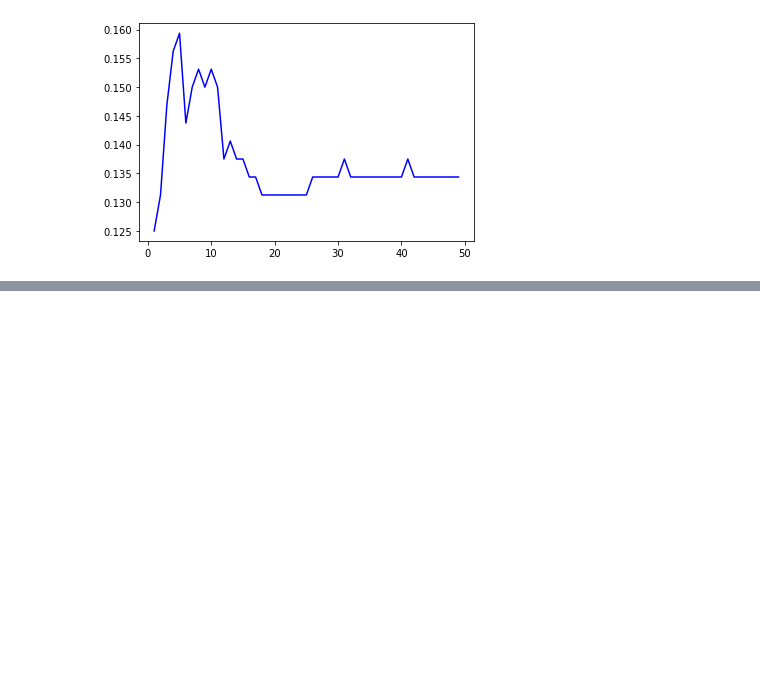
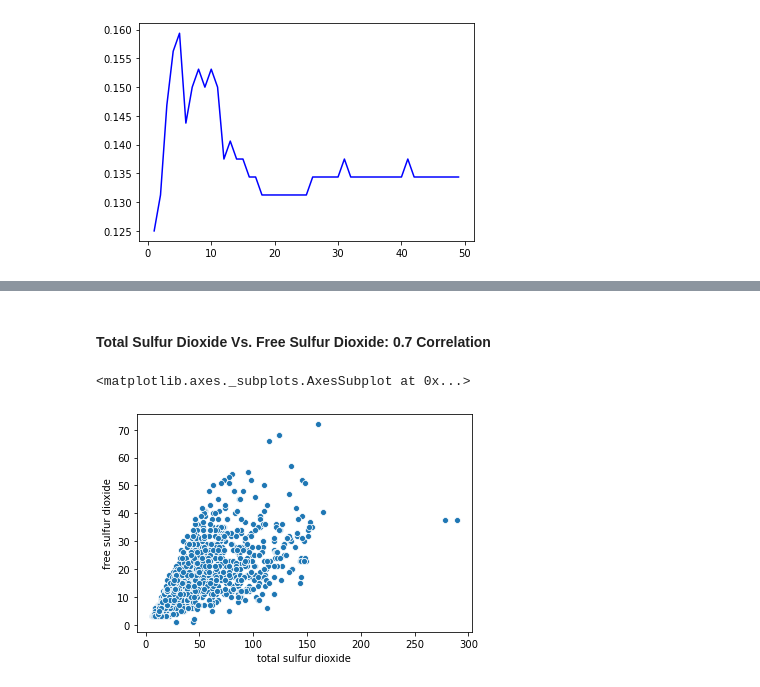
Before and after one commit to PJFinnerty/Machine-Learning-and-Statistics, a Jupyter notebook: KNN.ipynb, the cells around one changed output, grey strips where cells are left out. Drawn from its saved outputs; the diff is of its cells as text; code cells hidden in the pictures; blank space fills up the shorter version.

```diff
--- a/KNN.ipynb
+++ b/KNN.ipynb
@@ -219,0 +239,7 @@ sns.lineplot(range(1,50), accuracy, color='blue')
+# %% [markdown]
+#### Total Sulfur Dioxide Vs. Free Sulfur Dioxide: 0.7 Correlation
+# %%
+sns.scatterplot(x='total sulfur dioxide', y='free sulfur dioxide', data=data_4)
+# %% [output]
+<matplotlib.axes._subplots.AxesSubplot at 0x...>
+[figure, added]
```
Also changed, not shown: parts of 13 cells of this notebook.
